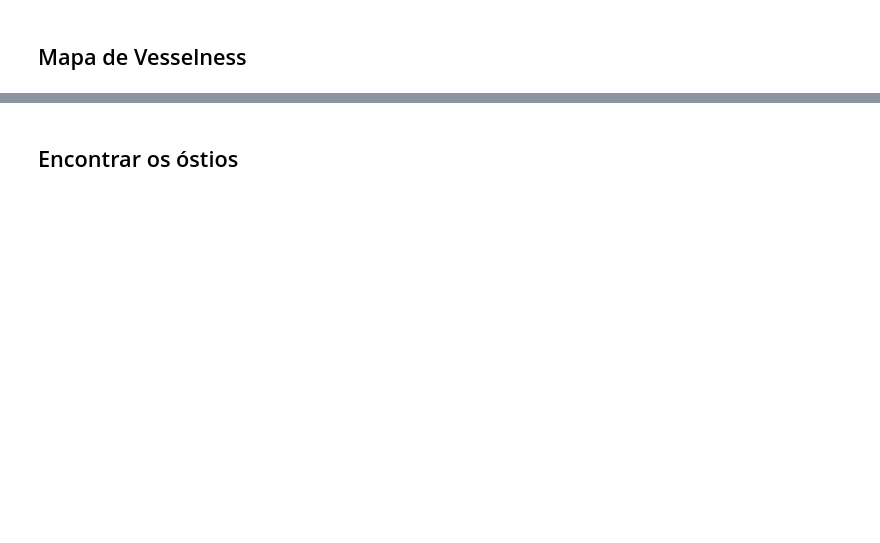
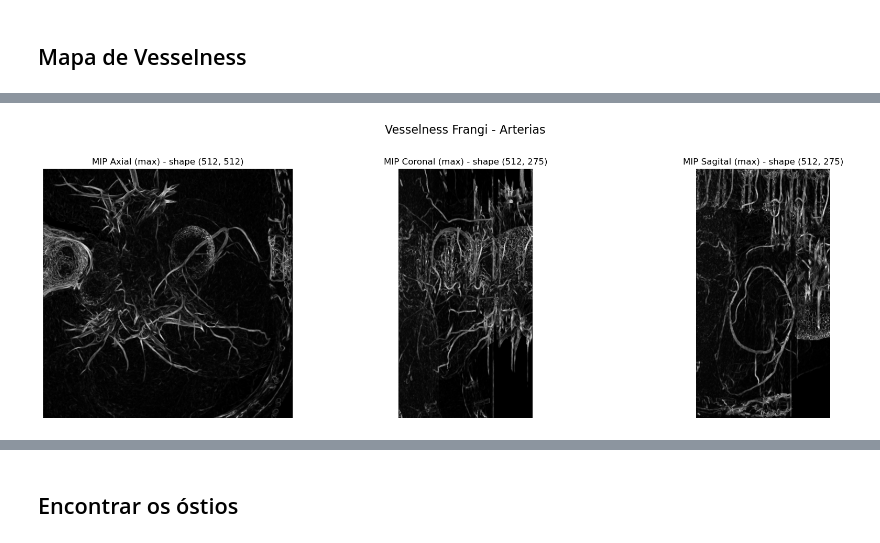
Before and after one commit to matheusssilva991/coronary-centerline-detection, a Jupyter notebook: src/segmentacao_arteria.ipynb, the cells around one changed output, grey strips where cells are left out. Drawn from its saved outputs; the diff is of its cells as text; code cells hidden in the pictures; blank space fills up the shorter version.

```diff
--- a/src/segmentacao_arteria.ipynb
+++ b/src/segmentacao_arteria.ipynb
@@ -324,60 +297,28 @@ Gerando mesh 3D...
 # %%
-# ============================================================================
-# CONFIGURAÇÕES - VESSELNESS PARA SEGMENTAÇÃO DE ARTÉRIAS
-# ============================================================================
+vesselness_cache_dir_artery = f'{base_save_path}/vesselness_cache_artery'
+vesselness_artery = get_or_compute_vesselness(
+    IMG_ID,
+    lcc_image,
+    cache_dir=vesselness_cache_dir_artery,
+    vesselness_config=CONFIG['VESSELNESS_ARTERY'],
+    load_cache=LOAD_CACHE,
+    save_cache=SAVE_CACHE,
+)
 
-VESSELNESS_ARTERY_CONFIG = {
-    'sigmas': np.arange(1.5, 2.5, 0.5),
-    'black_ridges': False,
-    'alpha': 0.5,      # Distinção: Tubular (artéria) vs Plana
-    'beta': 0.5,       # Distinção: Tubo (comprido) vs Bola (blob)
-    'gamma': 55,       # Sensibilidade ao Contraste/Intensidade
-    'normalization': 'none',
-}
+if LOAD_CACHE and os.path.exists(os.path.join(vesselness_cache_dir_artery, f'{IMG_ID}_vesselness.npy')):
+    print('=' * 70)
+    print('MAPA DE VESSELNESS (ARTERIAS) - CARREGADO DO CACHE')
+    print('=' * 70)
+else:
+    print('=' * 70)
+    print('MAPA DE VESSELNESS (ARTERIAS) - CALCULADO')
+    print('=' * 70)
 
-# ============================================================================
-# CALCULAR MAPA DE VESSELNESS PARA ARTÉRIAS
-# ============================================================================
+print(f"Shape:   {vesselness_artery.shape}")
+print(f"Range:   [{vesselness_artery.min():.4f}, {vesselness_artery.max():.4f}]")
+print(f"Media:   {vesselness_artery.mean():.4f}")
+print(f"Desvpad: {vesselness_artery.std():.4f}")
+print('=' * 70 + '\n')
 
-vesselness_cache_dir_artery = f'{base_save_path}/vesselness_cache_artery'
-vesselness_ii = None
-
-cache = load_vesselness_cache(IMG_ID, cache_dir=vesselness_cache_dir_artery)
-
-if cache is not None and LOAD_CACHE:
-    vesselness_ii = cache
-    print("=" * 70)
-    print("MAPA DE VESSELNESS (ARTÉRIAS) - CARREGADO DO CACHE")
-    print("=" * 70)
-    print(f"✓ Vesselness carregado: {vesselness_ii.shape}\n")
-else:
-    print("=" * 70)
-    print("MAPA DE VESSELNESS (ARTÉRIAS) - CALCULADO")
-    print("=" * 70)
-
-    vesselness_ii = get_vesselness(
-        lcc_image,
-        sigmas=VESSELNESS_ARTERY_CONFIG['sigmas'],
-        black_ridges=VESSELNESS_ARTERY_CONFIG['black_ridges'],
-        alpha=VESSELNESS_ARTERY_CONFIG['alpha'],
-        beta=VESSELNESS_ARTERY_CONFIG['beta'],
-        gamma=VESSELNESS_ARTERY_CONFIG['gamma'],
-        normalization=VESSELNESS_ARTERY_CONFIG['normalization']
-    )
-    print("✓ Vesselness calculado\n")
-
-    # Salvar cache se solicitado
-    if SAVE_CACHE:
-        save_vesselness_cache(IMG_ID, vesselness_ii, cache_dir=vesselness_cache_dir_artery)
-        print(f"✓ Cache salvo em: {vesselness_cache_dir_artery}\n")
-
-# Estatísticas
-print(f"Shape:     {vesselness_ii.shape}")
-print(f"Range:     [{vesselness_ii.min():.4f}, {vesselness_ii.max():.4f}]")
-print(f"Média:     {vesselness_ii.mean():.4f}")
-print(f"Desvpad:   {vesselness_ii.std():.4f}")
-print("=" * 70 + "\n")
-
-# Visualizar Mapa de Intensidade Máxima
-plot_mip_projection(vesselness_ii, title='Vesselness Frangi - Artérias', cmap='gray')
+plot_mip_projection(vesselness_artery, title='Vesselness Frangi - Arterias', cmap='gray')
 # %% [output]
@@ -389,0 +335 @@ Gerando mesh 3D...
+[figure, added]
```
Also changed, not shown: parts of 19 cells of this notebook, 34 other files.
